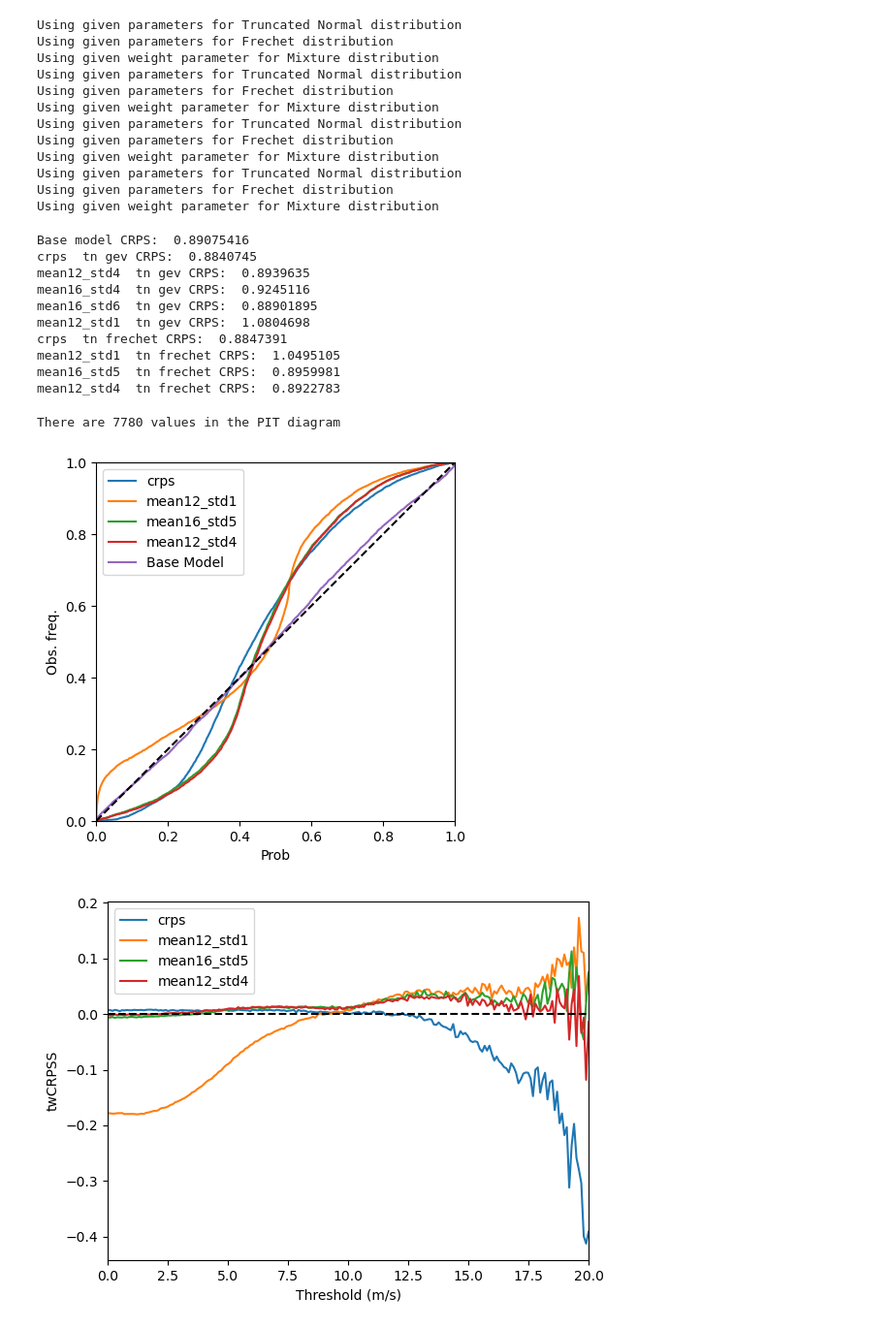
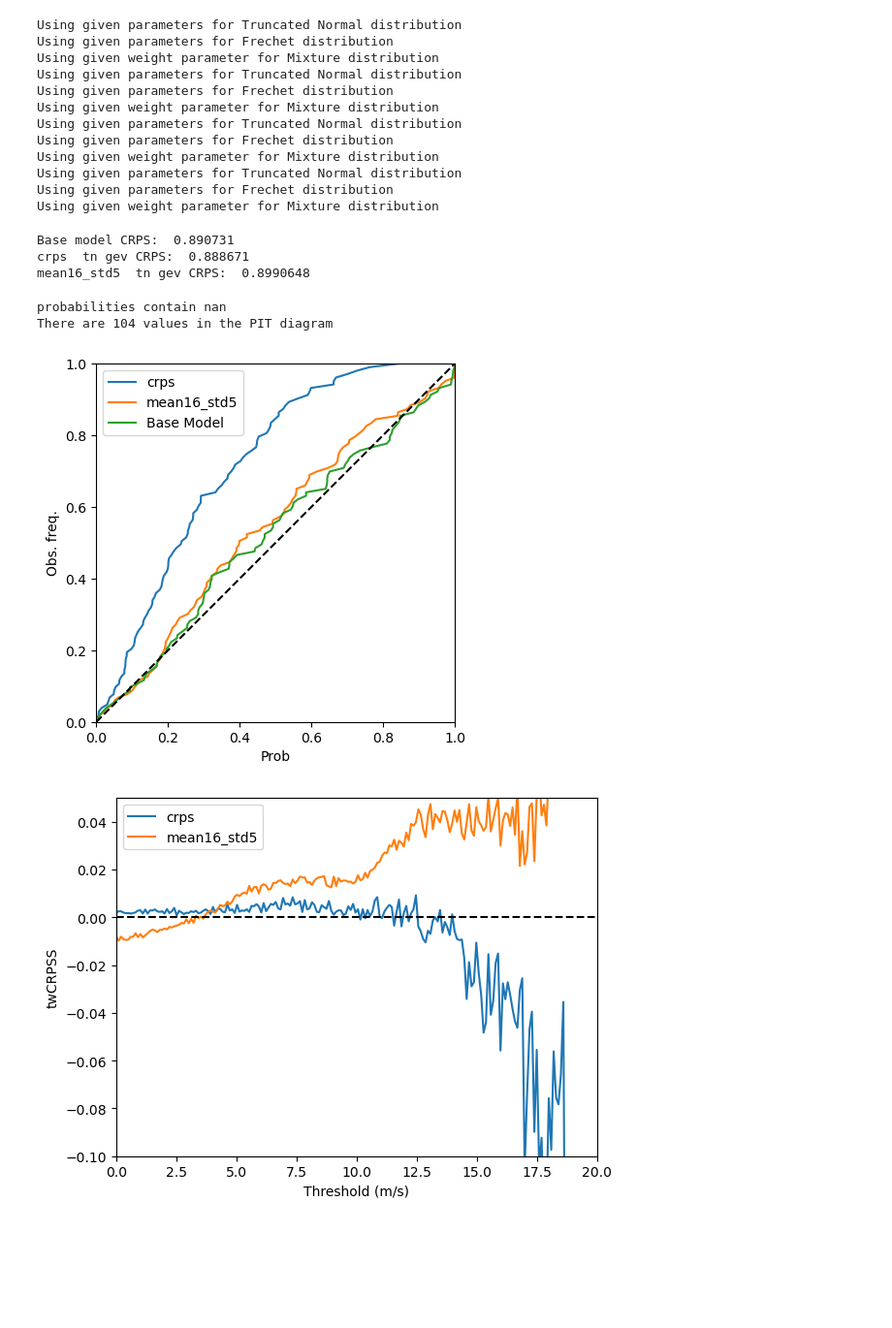
Before and after one commit to SimonHakvoort/thesiscode, a Jupyter notebook: src/emos_results/mixture.ipynb, the cells around one changed output. Shown: that part at 97% size. Drawn from its saved outputs; the diff is of its cells as text; code cells hidden in the pictures; blank space fills up the shorter version.

Commit message:
Made sure that the mixture models wrok properly

```diff
--- a/src/emos_results/mixture.ipynb
+++ b/src/emos_results/mixture.ipynb
@@ -56,13 +54,12 @@ print(X_test.shape)
 # %%
 ### laoding of the tn_gev mixture models
 
-crps = load_model(mixture_folder + 'mixture_tn_gev_crps__epochs200.pkl')
-mean12_std4 = load_model(mixture_folder + 'mixture_tn_gev_twcrps_mean12.0_std4.0_epochs200.pkl')
-mean16_std4 = load_model(mixture_folder + 'mixture_tn_gev_twcrps_mean16.0_std4.0_epochs200.pkl')
-mean16_std6 = load_model(mixture_folder + 'mixture_tn_gev_twcrps_mean16.0_std6.0_epochs200.pkl')
-mean12_std1 = load_model(mixture_folder + 'mixture_tn_gev_twcrps_mean12.0_std1.0_epochs200.pkl')
+mixture_folder = folder + 'mixture/'
 
-tn_gev = {'crps': crps, 'mean12_std4': mean12_std4, 'mean16_std4': mean16_std4, 'mean16_std6': mean16_std6, 'mean12_std1': mean12_std1}
+crps = load_model(mixture_folder + 'mixture_tn_gev_crps_.pkl')
+mean16_std5 = load_model(mixture_folder + 'mixture_tn_gev_twcrps_mean16.0_std5.0.pkl')
+print(mean16_std5)
+tn_gev = {'crps': crps, 'mean16_std5': mean16_std5}
 # %% [output]
 Using given parameters for Truncated Normal distribution
 Using given parameters for Generalized Extreme Value distribution
@@ -110,29 +109,24 @@ print('Base model CRPS: ', base_model.loss_CRPS_sample_general(X_test, y_test, v
 for key, model in tn_gev.items():
     print(key, ' tn gev CRPS: ', model.loss_CRPS_sample_general(X_test, y_test, variances_test, samples).numpy())
 
-for key, model in tn_frechet.items():
-    print(key, ' tn frechet CRPS: ', model.loss_CRPS_sample_general(X_test, y_test, variances_test, samples).numpy())
+# for key, model in tn_frechet.items():
+#     print(key, ' tn frechet CRPS: ', model.loss_CRPS_sample_general(X_test, y_test, variances_test, samples).numpy())
 # %% [output]
-Base model CRPS:  0.89075416
-crps  tn gev CRPS:  0.8840745
-mean12_std4  tn gev CRPS:  0.8939635
-mean16_std4  tn gev CRPS:  0.9245116
-mean16_std6  tn gev CRPS:  0.88901895
-mean12_std1  tn gev CRPS:  1.0804698
-crps  tn frechet CRPS:  0.8847391
-mean12_std1  tn frechet CRPS:  1.0495105
-mean16_std5  tn frechet CRPS:  0.8959981
-mean12_std4  tn frechet CRPS:  0.8922783
+Base model CRPS:  0.890731
+crps  tn gev CRPS:  0.888671
+mean16_std5  tn gev CRPS:  0.8990648
 # %%
-t = 0
-make_cpit_diagram_emos(tn_frechet, X_test, y_test, variances_test, t=t, base_model=base_model)
+t = 15
+make_cpit_diagram_emos(tn_gev, X_test, y_test, variances_test, t=t, base_model=base_model)
 # %% [output]
-There are 7780 values in the PIT diagram
+probabilities contain nan
+There are 104 values in the PIT diagram
-[figure, old version]
+[figure, new version]
 # %%
 x_values = np.linspace(0, 20, 200)
-make_twcrpss_plot(base_model, tn_frechet, X_test, y_test, variances_test, x_values, sample_size=2000)
+ylim = [-0.1, 0.05]
+make_twcrpss_plot(base_model, tn_gev, X_test, y_test, variances_test, x_values, sample_size=1000, ylim=ylim)
 # %% [output]
-[figure, old version]
+[figure, new version]
 # %%
 ylim = [-0.2, 0.2]
```
Also changed, not shown: parts of 5 cells of this notebook, 5 other files.
